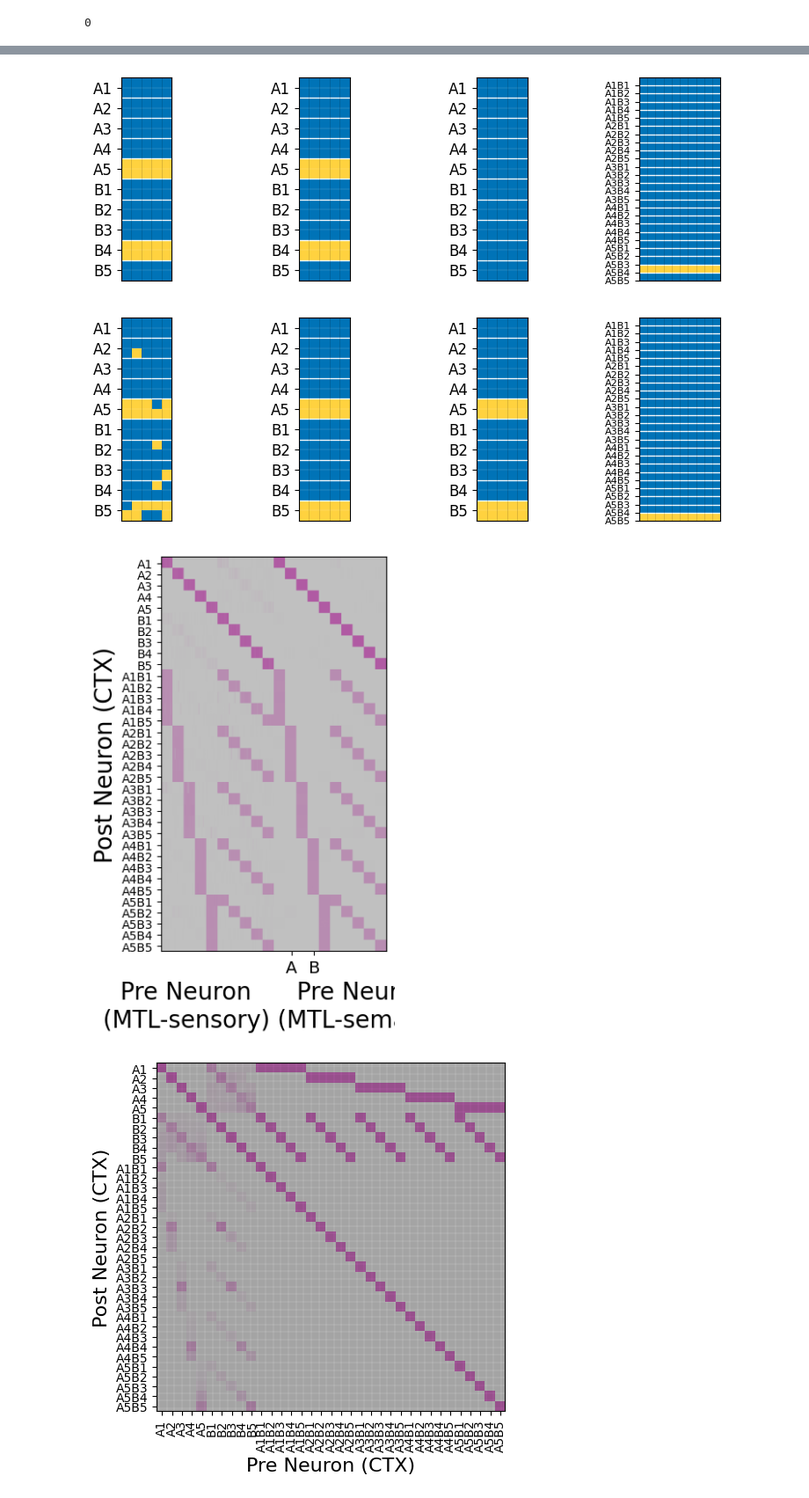
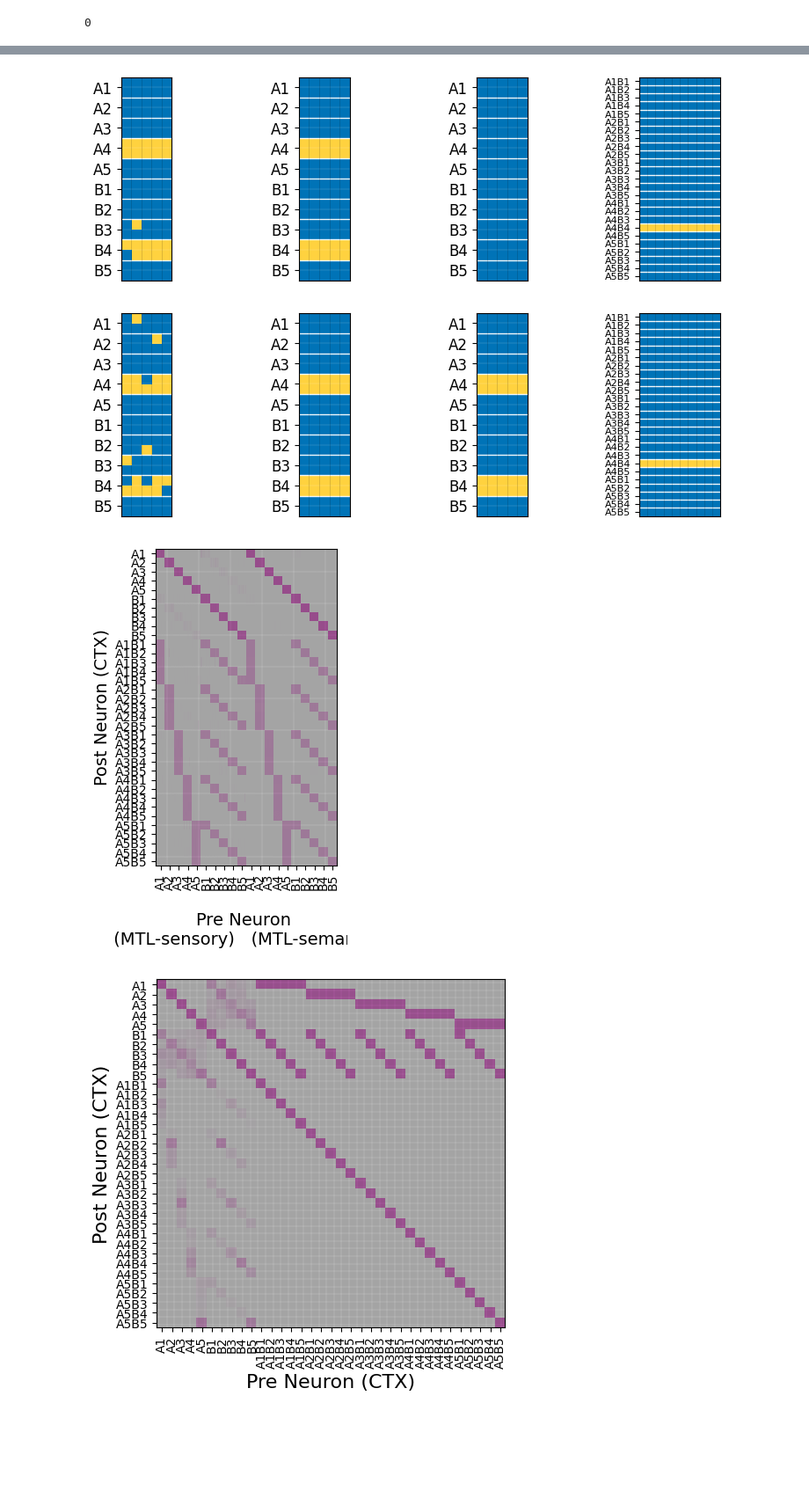
Before and after one commit to albesagonzalez/sensory-semantic-episodes, a Jupyter notebook: Figure_4.ipynb, the cells around one changed output, grey strips where cells are left out. Shown at 88% size. Saved outputs shown, nothing was run; the diff lists cells and outputs as text; code cells hidden in the pictures; blank space fills up the shorter version.

```diff
--- a/Figure_4.ipynb
+++ b/Figure_4.ipynb
@@ -96,3 +97,5 @@ network = deepcopy(network_higher_order)
 950
 1000
 1050
+# %%
+network = torch.load("checkpoints/network_4.pt", weights_only=False)
@@ -99,11 +108,5 @@ network = deepcopy(network_higher_order)
 # %%
-X_ctx_mi = torch.stack(network_higher_order.activity_recordings["ctx"], dim=0)[network_higher_order.awake_indices].clone()
-X_mtl_sensory_mi = torch.stack(network_higher_order.activity_recordings["mtl_sensory"], dim=0)[network_higher_order.awake_indices].clone()
-input_episodes_mi = network_higher_order.input_episodes_higher_order.clone()
-input_latents_mi = network_higher_order.input_latents_higher_order.clone()
-input_params_mi = deepcopy(network_higher_order.input_params_higher_order)
-
-network = deepcopy(network_higher_order)
+seed_everything(12)
 
 network.init_recordings(recording_parameters)
 network.frozen = False
@@ -286,7 +287,7 @@ M = N // (NA * NB)  # Size of each group (equal-sized segments for each AiBj)
 labels_episodes = [f"A{i+1}B{j+1}" for i in range(NA) for j in range(NB)]
 
 # Positions for labels (centered in each segment)
-positions_episodes = [M * (k + 0.5) for k in range(NA * NB)]
+positions_episodes = [M * k for k in range(NA * NB)]
 
 
 ax[3].set_yticks(positions_episodes, labels_episodes, fontsize=8)
@@ -294,10 +295,10 @@ ax[3].set_yticks(positions_episodes, labels_episodes, fontsize=8)
 
 plt.savefig('Figures_SVG/4b3.svg', dpi=300, transparent=True)
 # %% [output]
-[figure, old version]
+[figure, new version]
 # %%
-mtl = torch.stack(network.activity_recordings["mtl"], axis=0)[network.awake_indices][-10]
-ctx = torch.stack(network.activity_recordings["ctx"], axis=0)[network.awake_indices][-10]
+mtl = torch.stack(network.activity_recordings["mtl"], axis=0)[network.awake_indices][-40]
+ctx = torch.stack(network.activity_recordings["ctx"], axis=0)[network.awake_indices][-40]
 
 
 def add_panel_grid(ax, n_rows, n_cols, group_rows=None):
@@ -345,7 +346,7 @@ M = N // (NA * NB)  # Size of each group (equal-sized segments for each AiBj)
 labels_episodes = [f"A{i+1}B{j+1}" for i in range(NA) for j in range(NB)]
 
 # Positions for labels (centered in each segment)
-positions_episodes = [M * (k + 0.5) for k in range(NA * NB)]
+positions_episodes = [M *k  for k in range(NA * NB)]
 
 
 ax[3].set_yticks(positions_episodes, labels_episodes, fontsize=8)
@@ -353,7 +354,7 @@ ax[3].set_yticks(positions_episodes, labels_episodes, fontsize=8)
 
 plt.savefig('Figures_SVG/4c.svg', dpi=300, transparent=True)
 # %% [output]
-[figure, old version]
+[figure, new version]
 # %%
 full_ordered_indices_ctx = torch.cat([
     network.ordered_indices_ctx[:100],
@@ -368,49 +369,57 @@ full_ordered_indices = torch.cat([
 ])
 
 
+panel = network.ctx_mtl[full_ordered_indices_ctx][:, full_ordered_indices].detach().cpu().numpy()
 fig = plt.figure(figsize=(5, 6))
+ax = plt.gca()
+ax.imshow(panel, cmap=gray_purple, interpolation="nearest")
 
-plt.imshow(network.ctx_mtl[full_ordered_indices_ctx][:, full_ordered_indices], cmap=gray_purple)
-
+n_rows, n_cols = panel.shape
+for x in range(1, n_cols):
+    ax.axvline(x - 0.5, color="black", linewidth=0.18, alpha=0.28)
+for y in range(1, n_rows):
+    ax.axhline(y - 0.5, color="black", linewidth=0.18, alpha=0.28)
 
 # Example parameters
 N = 100  # Total number of y-axis ticks (from 0 to N)
 NA = 5   # Number of A groups
 NB = 5   # Number of B groups
 M = N // (NA + NB)  # Size of each group (equal-sized labels)
 
 # Generate labels
 labels_A = [f"A{i+1}" for i in range(NA)]
 labels_B = [f"B{i+1}" for i in range(NB)]
 labels = labels_A + labels_B
 
 # Positions for labels (centered in each segment)
 positions = [M * (i + 0.5) for i in range(NA + NB)]
+x_positions = positions + [100 + p for p in positions]
+x_labels = labels + labels
 
 
 # Example parameters
 N = 250  # Total number of y-axis ticks (from 0 to N)
 NA = 5   # Number of A groups
 NB = 5   # Number of B groups
 M = N // (NA * NB)  # Size of each group (equal-sized segments for each AiBj)
 
 # Generate combination labels
 labels_episodes = [f"A{i+1}B{j+1}" for i in range(NA) for j in range(NB)]
 
 # Positions for labels (centered in each segment)
 positions_episodes = [100 + M * (k + 0.5) for k in range(NA * NB)]
 
 positions.extend(positions_episodes)
 labels.extend(labels_episodes)
 
 plt.yticks(positions, labels)
-
-plt.xticks([115, 135], ["A", "B"],  fontsize=14)
-plt.xlabel("Pre Neuron      Pre Neuron\n  (MTL-sensory) (MTL-semantic)", fontsize=20)
-plt.ylabel("Post Neuron (CTX)", fontsize=20)
-plt.savefig('Figures_SVG/S1d.svg', dpi=300, transparent=True)
+plt.xticks(x_positions, x_labels, fontsize=10, rotation=90)
+plt.xlabel("Pre Neuron \n (MTL-sensory)   (MTL-semantic)", fontsize=14, labelpad=18)
+plt.ylabel("Post Neuron (CTX)", fontsize=14)
+plt.subplots_adjust(bottom=0.28)
+plt.savefig('Figures_SVG/S2d.svg', dpi=300, transparent=True)
 # %% [output]
-[figure, old version]
+[figure, new version]
 # %%
 fig = plt.figure(figsize=(5, 6))
 ax = plt.gca()
```
Also changed, not shown: parts of 8 cells of this notebook, 9 other files.
